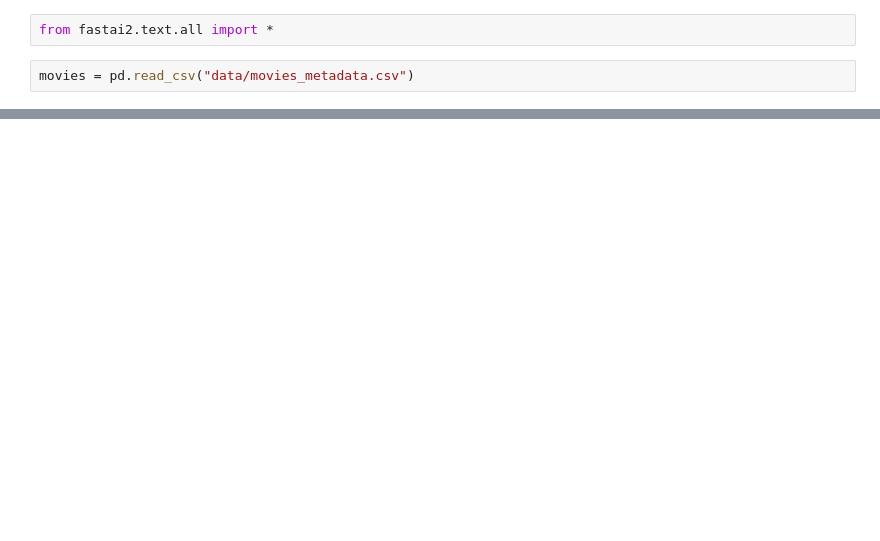
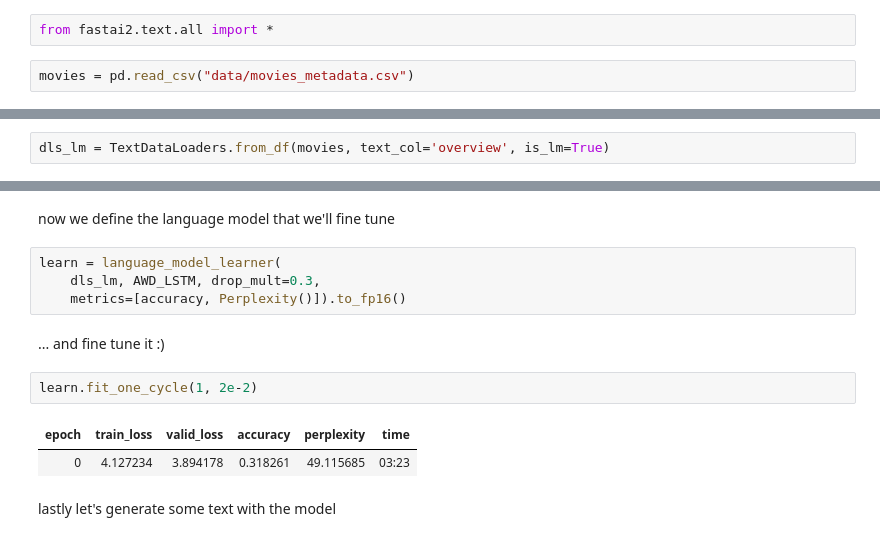
Before and after one commit to misza222/dl_experiments, a Jupyter notebook: movies/HighLevel.ipynb, the cells around one changed output, grey strips where cells are left out. Drawn from its saved outputs; the diff is of its cells as text; blank space fills up the shorter version.

```diff
--- a/movies/HighLevel.ipynb
+++ b/movies/HighLevel.ipynb
@@ -24,0 +33,2 @@ movies.head().T
+# %%
+dls_lm = TextDataLoaders.from_df(movies, text_col='overview', is_lm=True)
@@ -24,0 +37,15 @@ movies.head().T
+# %% [markdown]
+now we define the language model that we'll fine tune
+# %%
+learn = language_model_learner(
+    dls_lm, AWD_LSTM, drop_mult=0.3,
+    metrics=[accuracy, Perplexity()]).to_fp16()
+# %% [markdown]
+... and fine tune it :)
+# %%
+learn.fit_one_cycle(1, 2e-2)
+# %% [output]
+| epoch | train_loss | valid_loss | accuracy | perplexity | time |
+| 0 | 4.127234 | 3.894178 | 0.318261 | 49.115685 | 03:23 |
+# %% [markdown]
+lastly let's generate some text with the model
```
Also changed, not shown: parts of 7 cells of this notebook.
